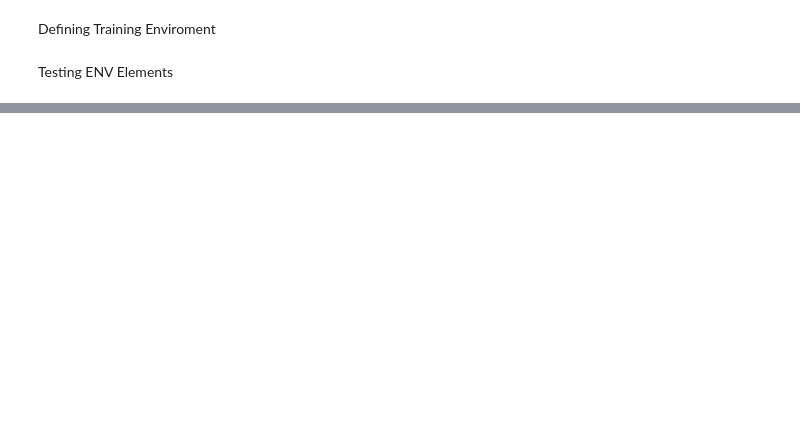
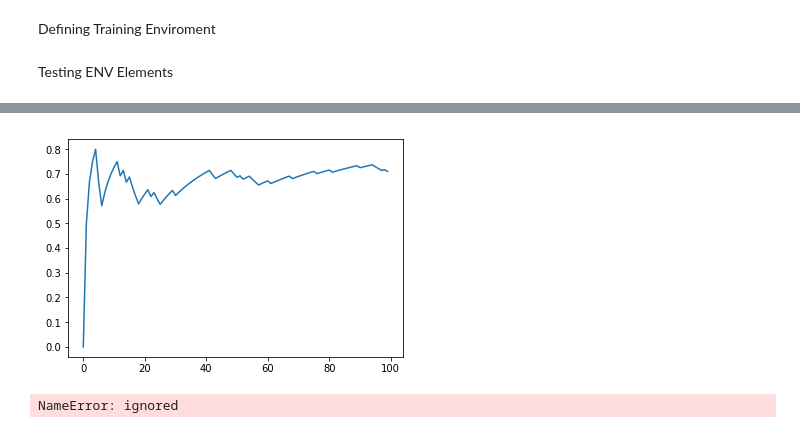
Before and after one commit to Gregory-Eales/RL-TicTacToe, a Jupyter notebook: RL_TicTacToe.ipynb, the cells around one changed output, grey strips where cells are left out. Cells and saved outputs as stored; diff of their text form; code cells hidden in the pictures; blank space fills up the shorter version.

```diff
--- a/RL_TicTacToe.ipynb
+++ b/RL_TicTacToe.ipynb
@@ -208,0 +415,5 @@ env.print_board()
+# %%
+env.rand_train_ai(epochs = 100)
+# %% [output]
+[figure, added]
+NameError: ignored
```
Also changed, not shown: parts of 7 cells of this notebook.
